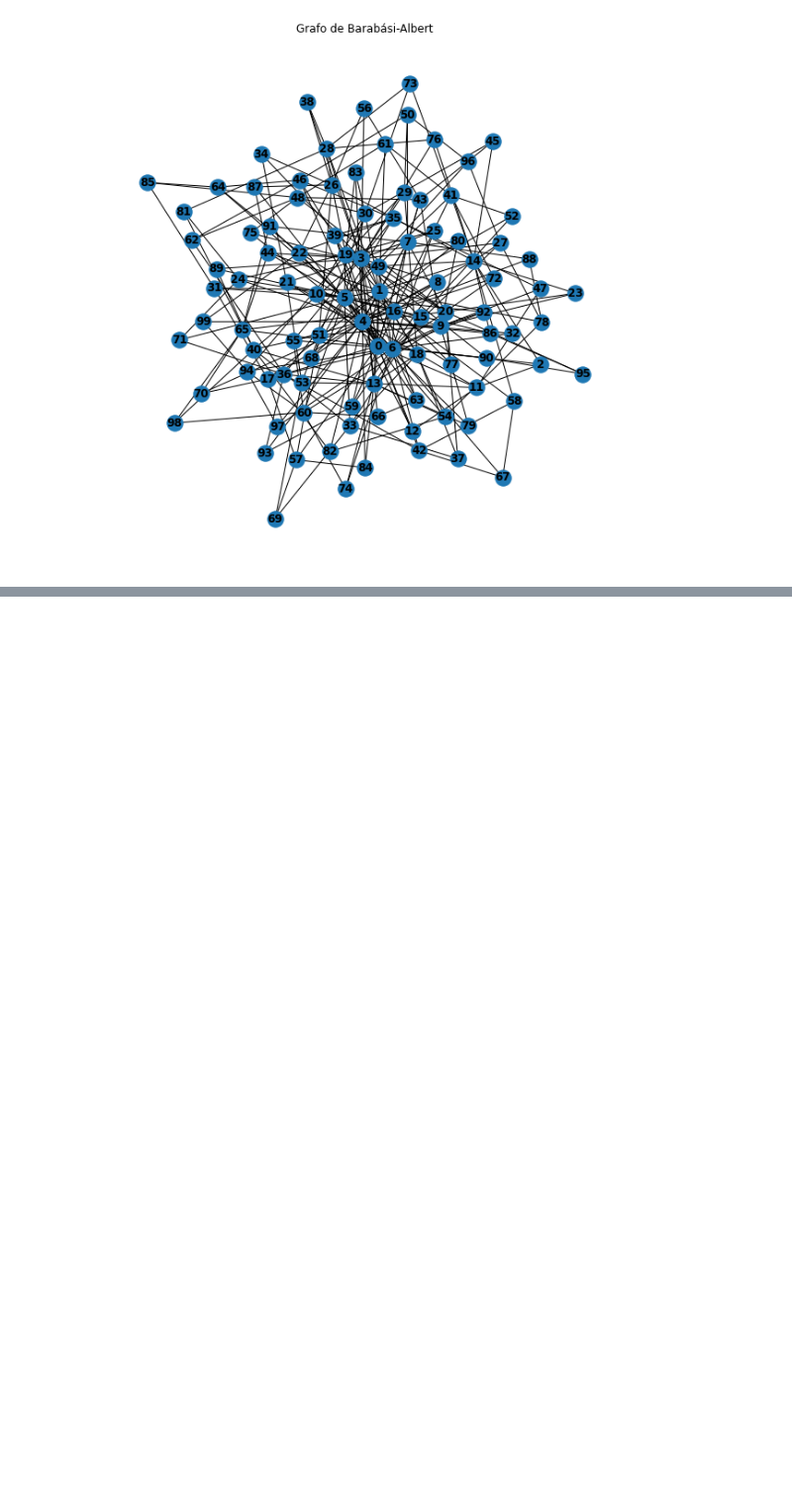
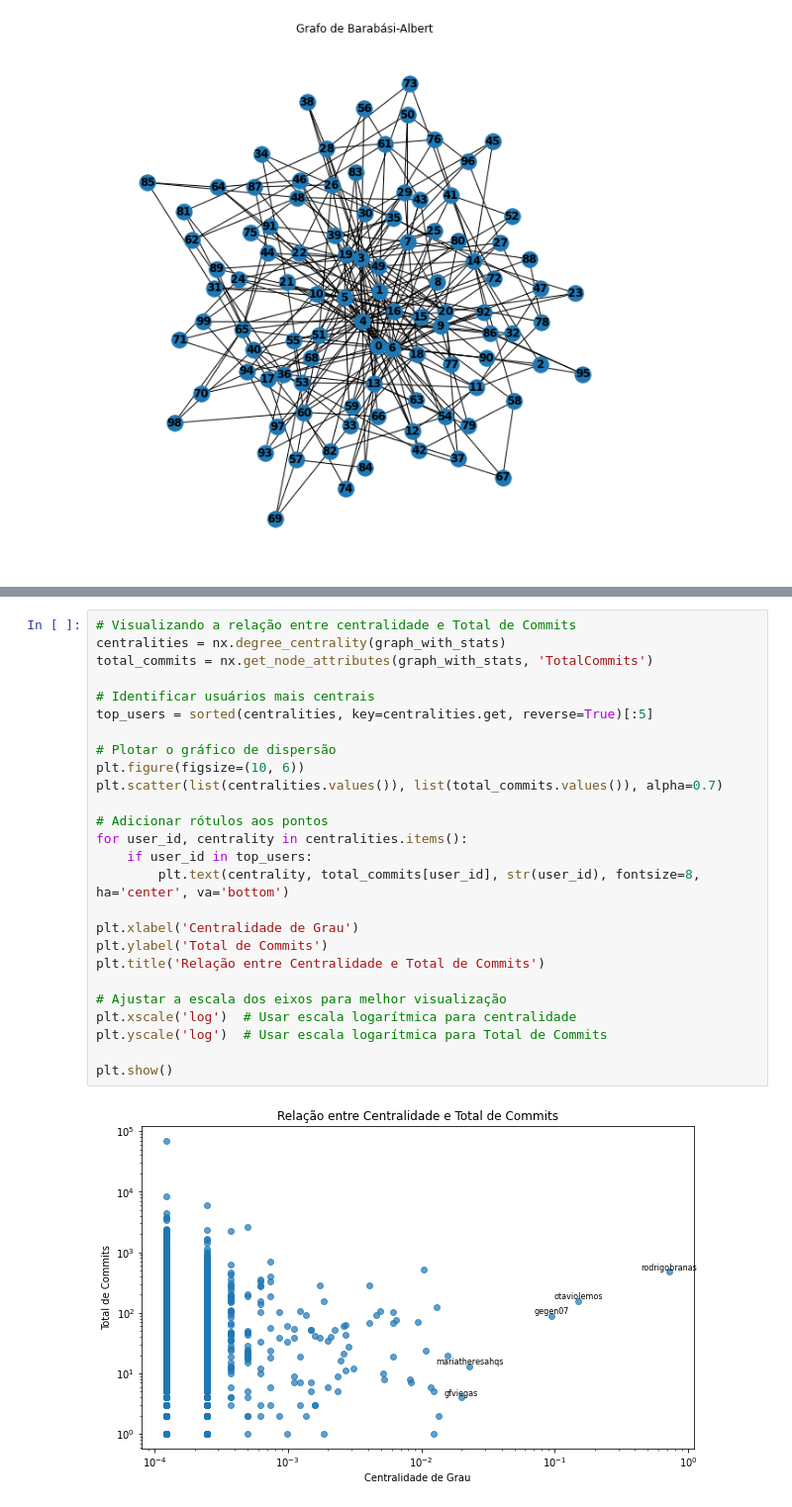
Before and after one commit to lucianobajr/github-complex-networks, a Jupyter notebook: analysis/simple-networks-person-github-analysis.ipynb, the cells around one changed output, grey strips where cells are left out. Shown at 99% size. Saved outputs shown, nothing was run; the diff lists cells and outputs as text; blank space fills up the shorter version.

```diff
--- a/analysis/simple-networks-person-github-analysis.ipynb
+++ b/analysis/simple-networks-person-github-analysis.ipynb
@@ -723,0 +781,28 @@ Note that using FancyArrowPatches may be slow for large graphs.
+# %%
+# Visualizando a relação entre centralidade e Total de Commits
+centralities = nx.degree_centrality(graph_with_stats)
+total_commits = nx.get_node_attributes(graph_with_stats, 'TotalCommits')
+
+# Identificar usuários mais centrais
+top_users = sorted(centralities, key=centralities.get, reverse=True)[:5]
+
+# Plotar o gráfico de dispersão
+plt.figure(figsize=(10, 6))
+plt.scatter(list(centralities.values()), list(total_commits.values()), alpha=0.7)
+
+# Adicionar rótulos aos pontos
+for user_id, centrality in centralities.items():
+    if user_id in top_users:
+        plt.text(centrality, total_commits[user_id], str(user_id), fontsize=8, ha='center', va='bottom')
+
+plt.xlabel('Centralidade de Grau')
+plt.ylabel('Total de Commits')
+plt.title('Relação entre Centralidade e Total de Commits')
+
+# Ajustar a escala dos eixos para melhor visualização
+plt.xscale('log')  # Usar escala logarítmica para centralidade
+plt.yscale('log')  # Usar escala logarítmica para Total de Commits
+
+plt.show()
+# %% [output]
+[figure, added]
```
Also changed, not shown: parts of 11 cells of this notebook.
